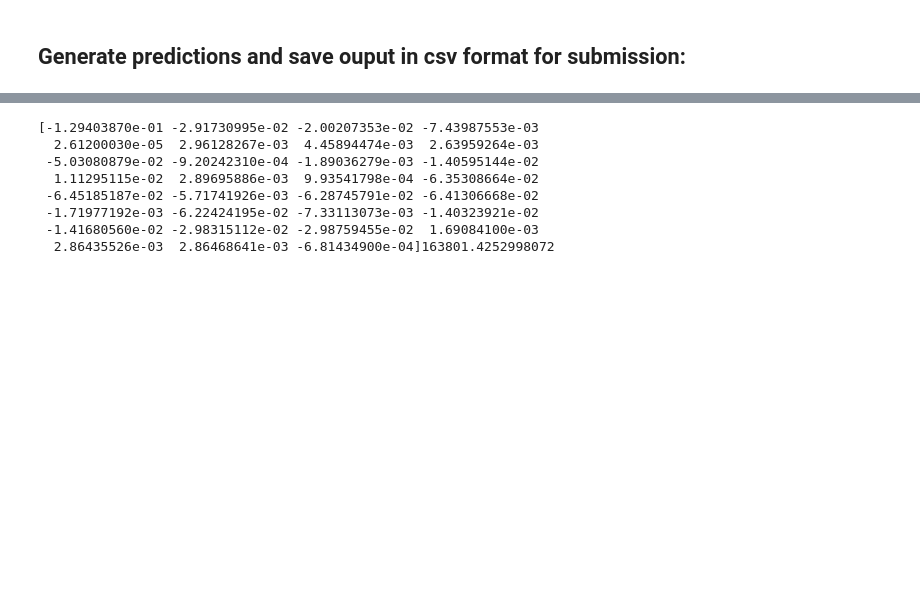
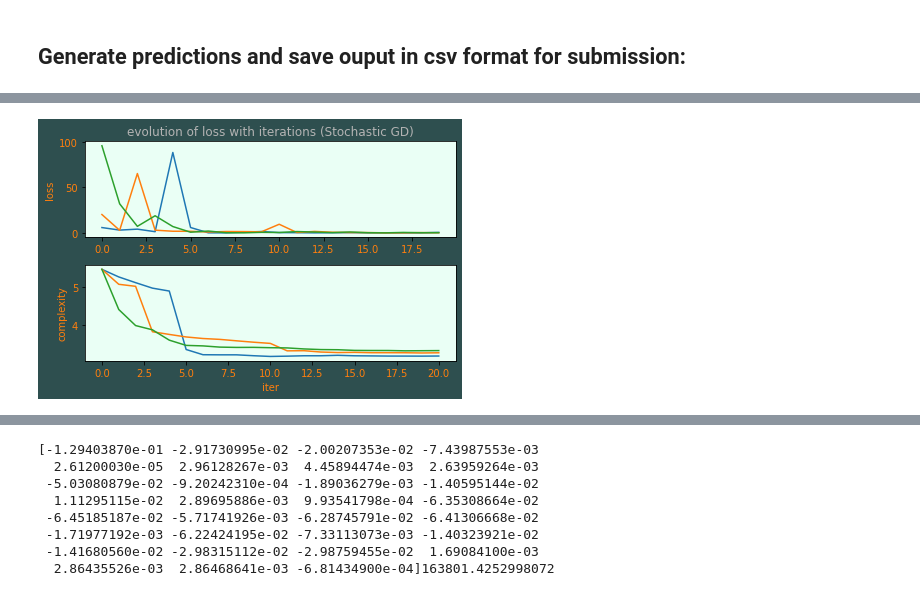
Before and after one commit to JeanBaptiste-dlb/project1_ML, a Jupyter notebook: project1/scripts/project1.ipynb, the cells around one changed output, grey strips where cells are left out. Cells and saved outputs as stored; diff of their text form; code cells hidden in the pictures; blank space fills up the shorter version.

```diff
--- a/project1/scripts/project1.ipynb
+++ b/project1/scripts/project1.ipynb
@@ -83,0 +102,23 @@ def get_w_loss(y,x,method,initial_w=0,max_iters=10,gamma=0.00000005,threshold=1e
+# %%
+weights,losses = get_w_loss(y,tX,2)
+weights_gamma_small,losses_gamma_small = implementations.least_squares_GD(y,tX,2,max_iters=100,gamma=0.005,store=True)
+# %%
+# stochastic gradient descent gmma influence.
+fig, axs = plt.subplots(2,1,facecolor=(.18, .31, .31))
+for i in range(1,4):
+    gamma=5/(i*50)
+    weights, losses = get_w_loss(y,tX,2,1,max_iters=20,gamma=gamma,store=True)
+    axs[0].plot(losses)
+    axs[1].plot([np.linalg.norm(item) for item in weights])
+axs[0].set_facecolor('#eafff5')
+axs[1].set_facecolor('#eafff5')
+axs[0].set_title('evolution of loss with iterations (Stochastic GD)', color='0.7')
+axs[0].set_ylabel("loss", color='tab:orange')
+axs[1].set_ylabel("complexity", color='tab:orange')
+axs[1].set_xlabel("iter",color='tab:orange')
+axs[0].tick_params(labelcolor='tab:orange')
+axs[1].tick_params(labelcolor='tab:orange')
+plt.savefig("loss_complexity_vs_iter_sGD.png")
+plt.tight_layout()
+# %% [output]
+[figure, added]
```
Also changed, not shown: parts of 8 cells of this notebook, 6 other files.
